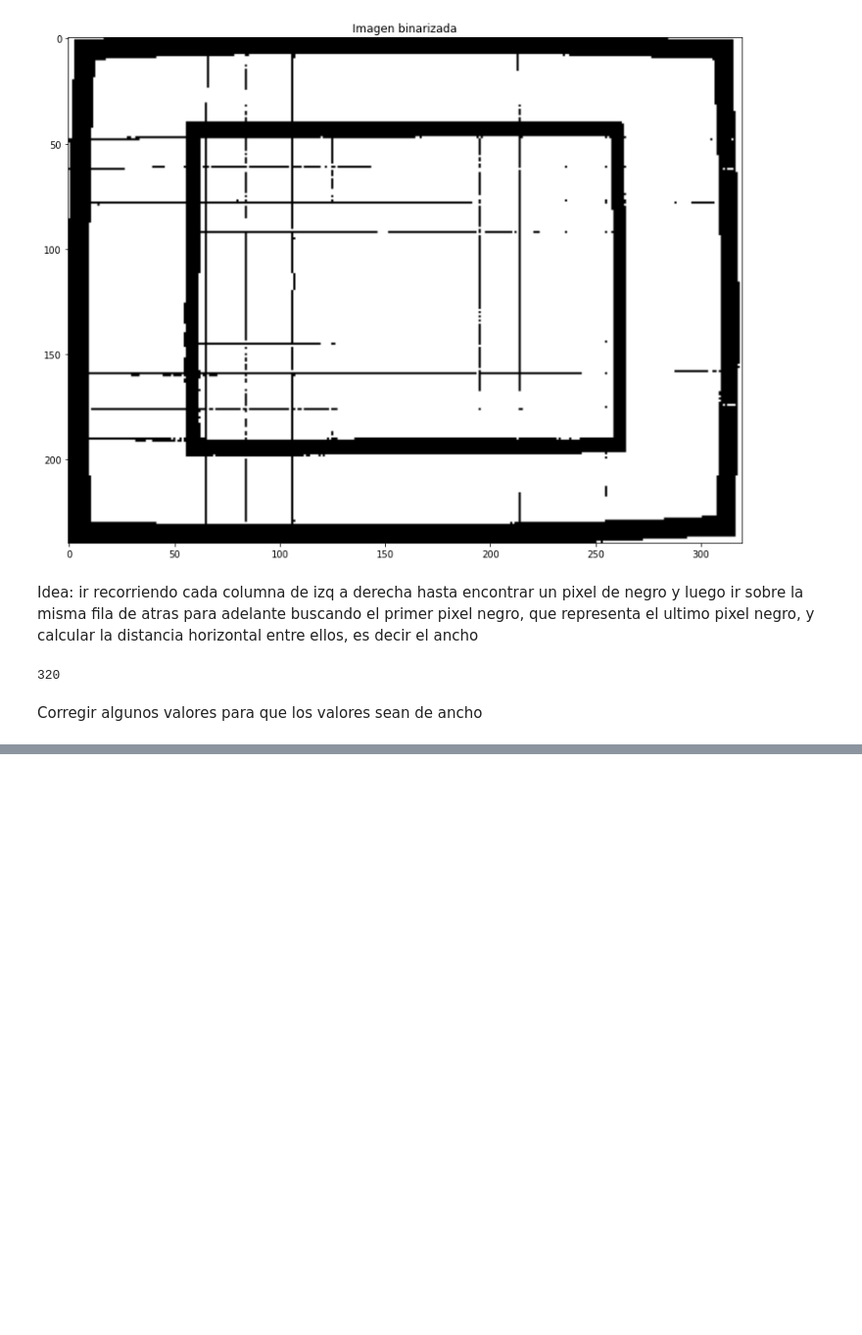
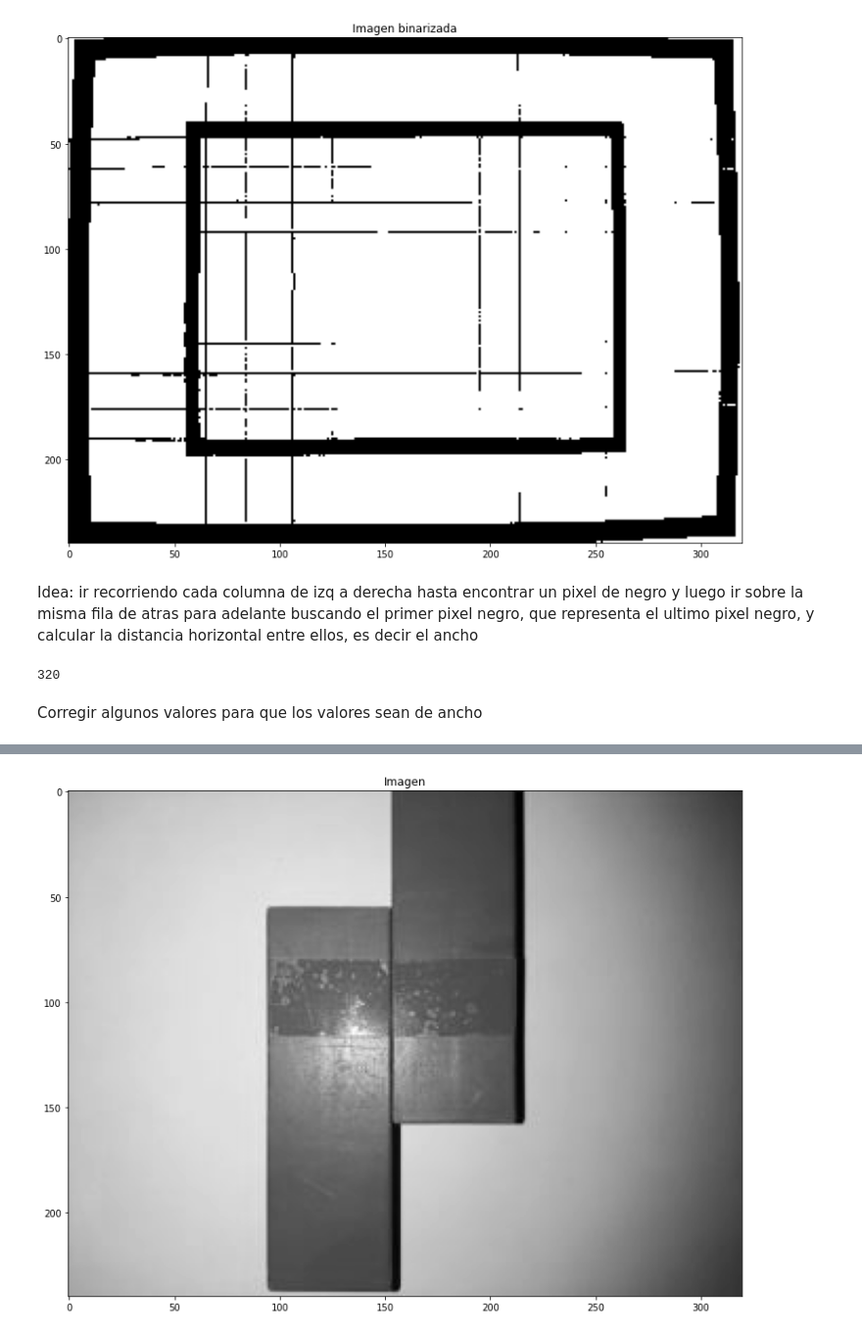
Before and after one commit to ChristopherMoralesA/Tarea-1-Visi-n, a Jupyter notebook: Tarea1.ipynb, the cells around one changed output, grey strips where cells are left out. Shown: that part at 98% size. Cells and saved outputs as stored; diff of their text form; code cells hidden in the pictures; blank space fills up the shorter version.

```diff
--- a/Tarea1.ipynb
+++ b/Tarea1.ipynb
@@ -127,0 +134,9 @@ size_obj(binary_str,108)
+# %%
+IMG_VER= io.imread(path +r'\IMG_VERDE.jpeg',True)
+
+plt.figure(figsize=(15,10))
+plt.imshow(IMG_VER,cmap='gray')
+plt.title("Imagen")
+plt.show()
+# %% [output]
+[figure, added]
```
Also changed, not shown: parts of 12 cells of this notebook, 6 other files.
